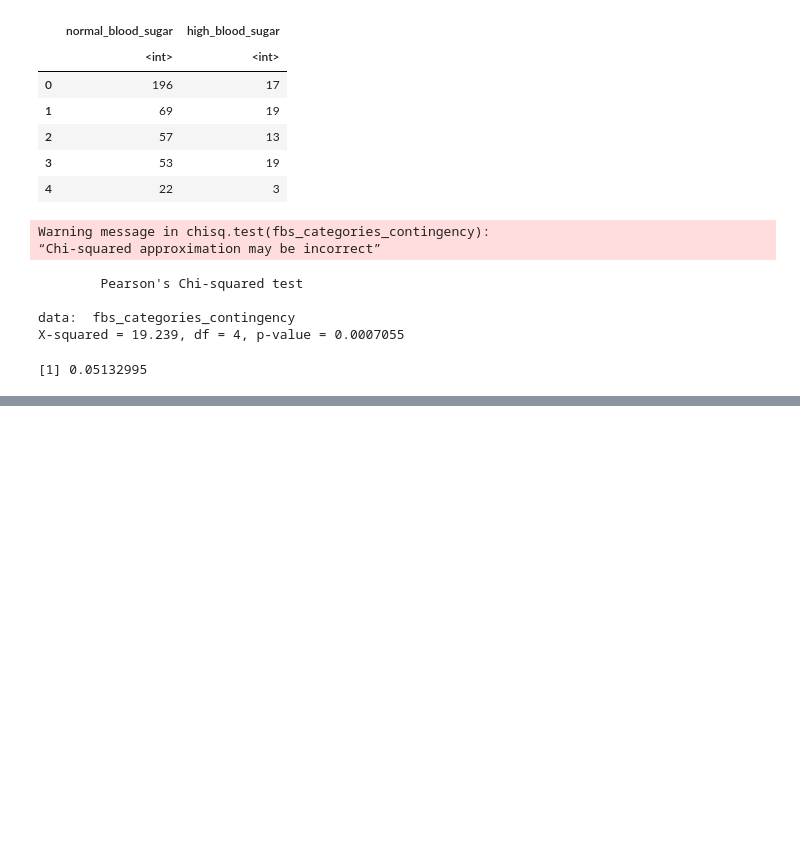
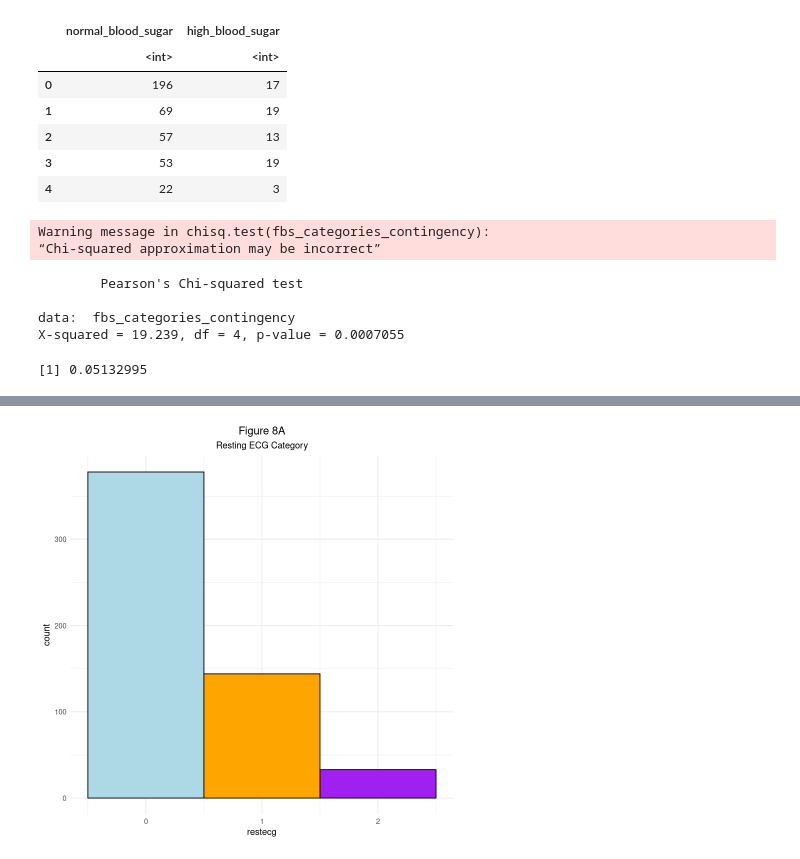
Before and after one commit to jerradmgenson/qdaim-proto, a Jupyter notebook: src/notebooks/dataset_analysis.ipynb, the cells around one changed output, grey strips where cells are left out. Drawn from its saved outputs; the diff is of its cells as text; code cells hidden in the pictures; blank space fills up the shorter version.

Commit message:
Add analysis of resting ECG class to dataset analysis notebook

```diff
--- a/src/notebooks/dataset_analysis.ipynb
+++ b/src/notebooks/dataset_analysis.ipynb
@@ -862,3 +862,7 @@ X-squared = 19.239, df = 4, p-value = 0.0007055
 mutinformation(heart_disease_data$fbs, heart_disease_data$num)
 # %% [output]
 [1] 0.05132995
+# %%
+# Histogram of resting ECG categories.
+ggplot(heart_disease_data, aes(x=restecg)) + ggtitle(label='Figure 8A', subtitle='Resting ECG Category') + geom_histogram(binwidth=1, color='black', fill=c('lightblue', 'orange', 'purple')) + theme_minimal() + theme(plot.title = element_text(hjust = 0.5), plot.subtitle = element_text(hjust = 0.5))
+# %% [output]
@@ -864,0 +871 @@ mutinformation(heart_disease_data$fbs, heart_disease_data$num)
+[figure, added]
```
Also changed, not shown: parts of 6 cells of this notebook.
